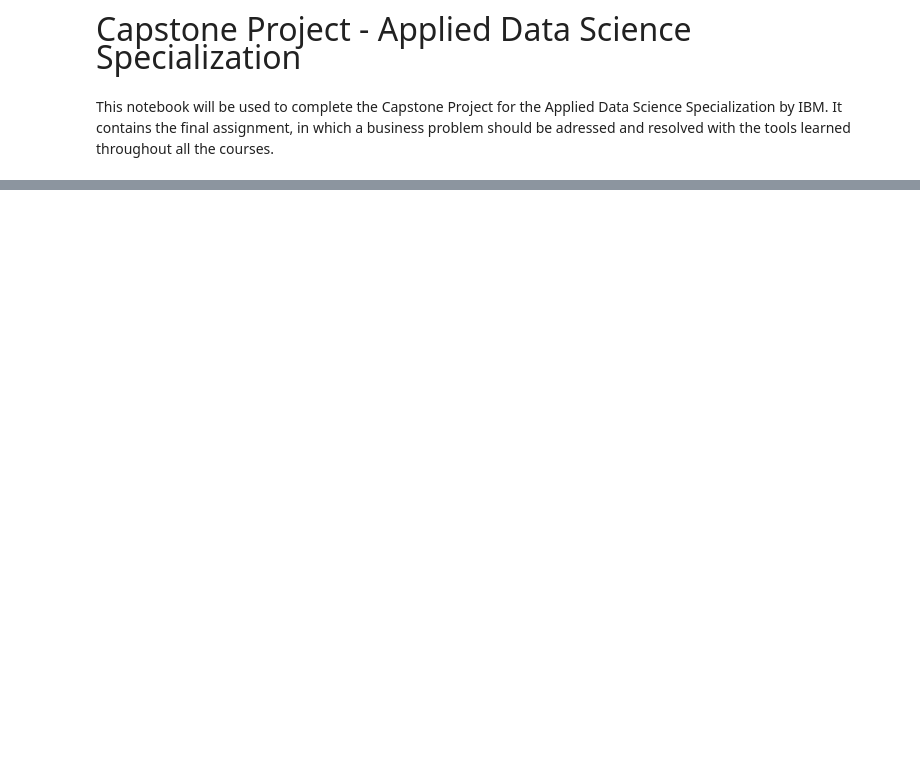
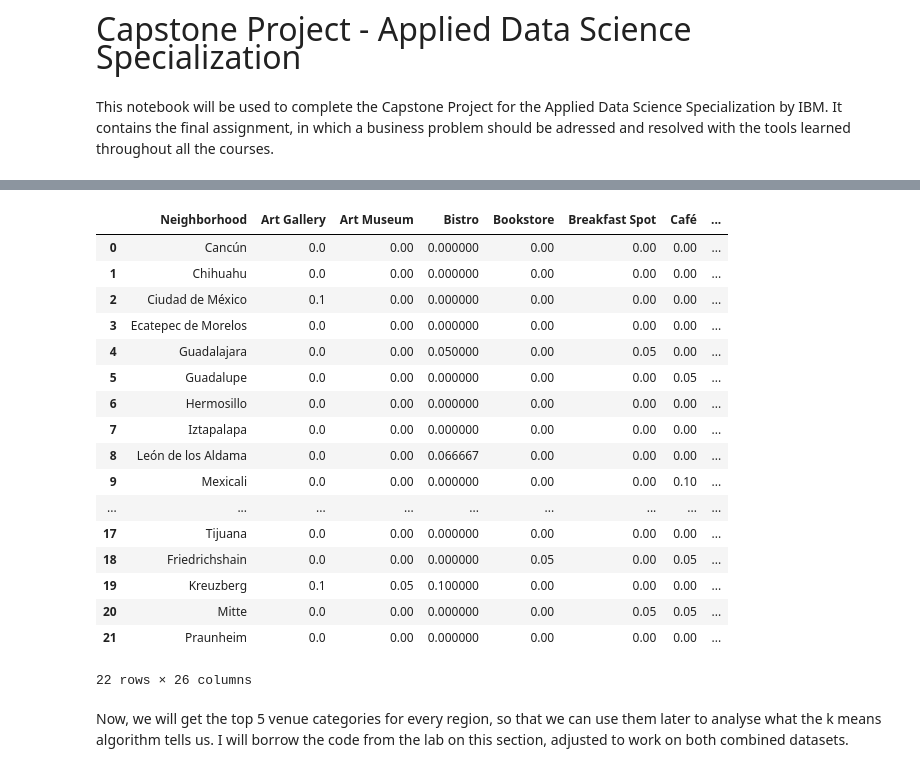
Before and after one commit to mig-calval/Coursera_Capstone, a Jupyter notebook: Capstone_Project.ipynb, the cells around one changed output, grey strips where cells are left out. Drawn from its saved outputs; the diff is of its cells as text; code cells hidden in the pictures; blank space fills up the shorter version.

```diff
--- a/Capstone_Project.ipynb
+++ b/Capstone_Project.ipynb
@@ -30,0 +482,6 @@ Once the person determines its own location and the queries, the app will make F
+# %%
+germany_venues = getNearbyVenues(names=germany['Region'],
+                                   latitudes=germany['Latitude'],
+                                   longitudes=germany['Longitude'],
+                                   radius = RADIUS
+                                  )
@@ -30,0 +555,5 @@ Once the person determines its own location and the queries, the app will make F
+# %%
+aux = [germany_venues.groupby('Neighborhood').count().Venue > 5][0]
+germany_venues = germany_venues[germany_venues['Neighborhood'].isin(aux[aux].index)]
+print('The number of venues is {}'.format(germany_venues.shape[0]))
+germany_venues.head()
@@ -30,0 +616,14 @@ Once the person determines its own location and the queries, the app will make F
+# %%
+# one hot encoding
+germany_onehot = pd.get_dummies(germany_venues[['Venue Category']], prefix="", prefix_sep="")
+
+# add neighborhood column back to dataframe
+germany_onehot['Neighborhood'] = germany_venues['Neighborhood']
+
+# move neighborhood column to the first column
+fixed_columns = [germany_onehot.columns[-1]] + list(germany_onehot.columns[:-1])
+germany_onehot = germany_onehot[fixed_columns]
+
+print('The number of different categories are {}.'.format(germany_onehot.shape[1]-1))
+germany_probabilities = germany_onehot.groupby('Neighborhood').mean().reset_index()
+germany_probabilities.head()
@@ -30,0 +678,40 @@ Once the person determines its own location and the queries, the app will make F
+# %%
+#I make an intersection of every venue that is in both country.
+mex_ger = set(mexico_probabilities.columns.values).intersection(set(germany_probabilities.columns.values))
+
+#I create 2 auxiliary datasets that filter over the intersection created above, and I also
+#order them so that I can easily append both of them
+mex_ger_aux1 = mexico_probabilities.loc[:,list(mex_ger)].reindex(
+    sorted(mexico_probabilities.loc[:,list(mex_ger)].columns), axis=1)
+mex_ger_aux2 = germany_probabilities.loc[:,list(mex_ger)].reindex(
+    sorted(germany_probabilities.loc[:,list(mex_ger)].columns), axis=1)
+
+#I append both of them making sure to first move the Neighborhood columnup front
+mex_ger = pd.concat([pd.DataFrame(mex_ger_aux1.loc[:,'Neighborhood']),
+           mex_ger_aux1.drop('Neighborhood',1)], axis = 1).append(
+        pd.concat([pd.DataFrame(mex_ger_aux2.loc[:,'Neighborhood']),
+           mex_ger_aux2.drop('Neighborhood',1)], axis = 1))
+
+mex_ger.reset_index(inplace = True, drop = True)
+mex_ger
+# %% [output]
+|  | Neighborhood | Art Gallery | Art Museum | Bistro | Bookstore | Breakfast Spot | Café | ... |
+| 0 | Cancún | 0.0 | 0.00 | 0.000000 | 0.00 | 0.00 | 0.00 | ... |
+| 1 | Chihuahu | 0.0 | 0.00 | 0.000000 | 0.00 | 0.00 | 0.00 | ... |
+| 2 | Ciudad de México | 0.1 | 0.00 | 0.000000 | 0.00 | 0.00 | 0.00 | ... |
+| 3 | Ecatepec de Morelos | 0.0 | 0.00 | 0.000000 | 0.00 | 0.00 | 0.00 | ... |
+| 4 | Guadalajara | 0.0 | 0.00 | 0.050000 | 0.00 | 0.05 | 0.00 | ... |
+| 5 | Guadalupe | 0.0 | 0.00 | 0.000000 | 0.00 | 0.00 | 0.05 | ... |
+| 6 | Hermosillo | 0.0 | 0.00 | 0.000000 | 0.00 | 0.00 | 0.00 | ... |
+| 7 | Iztapalapa | 0.0 | 0.00 | 0.000000 | 0.00 | 0.00 | 0.00 | ... |
+| 8 | León de los Aldama | 0.0 | 0.00 | 0.066667 | 0.00 | 0.00 | 0.00 | ... |
+| 9 | Mexicali | 0.0 | 0.00 | 0.000000 | 0.00 | 0.00 | 0.10 | ... |
+| ... | ... | ... | ... | ... | ... | ... | ... | ... |
+| 17 | Tijuana | 0.0 | 0.00 | 0.000000 | 0.00 | 0.00 | 0.00 | ... |
+| 18 | Friedrichshain | 0.0 | 0.00 | 0.000000 | 0.05 | 0.00 | 0.05 | ... |
+| 19 | Kreuzberg | 0.1 | 0.05 | 0.100000 | 0.00 | 0.00 | 0.00 | ... |
+| 20 | Mitte | 0.0 | 0.00 | 0.000000 | 0.00 | 0.05 | 0.05 | ... |
+| 21 | Praunheim | 0.0 | 0.00 | 0.000000 | 0.00 | 0.00 | 0.00 | ... |
+22 rows × 26 columns
+# %% [markdown]
+Now, we will get the top 5 venue categories for every region, so that we can use them later to analyse what the k means algorithm tells us. I will borrow the code from the lab on this section, adjusted to work on both combined datasets.
```
Also changed, not shown: parts of 82 cells of this notebook.
